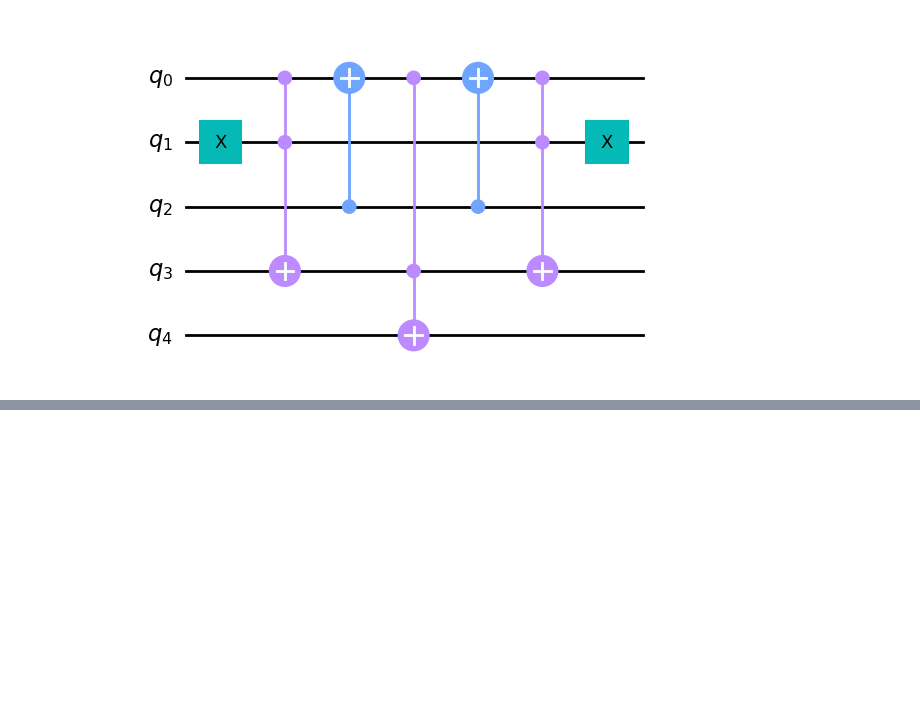
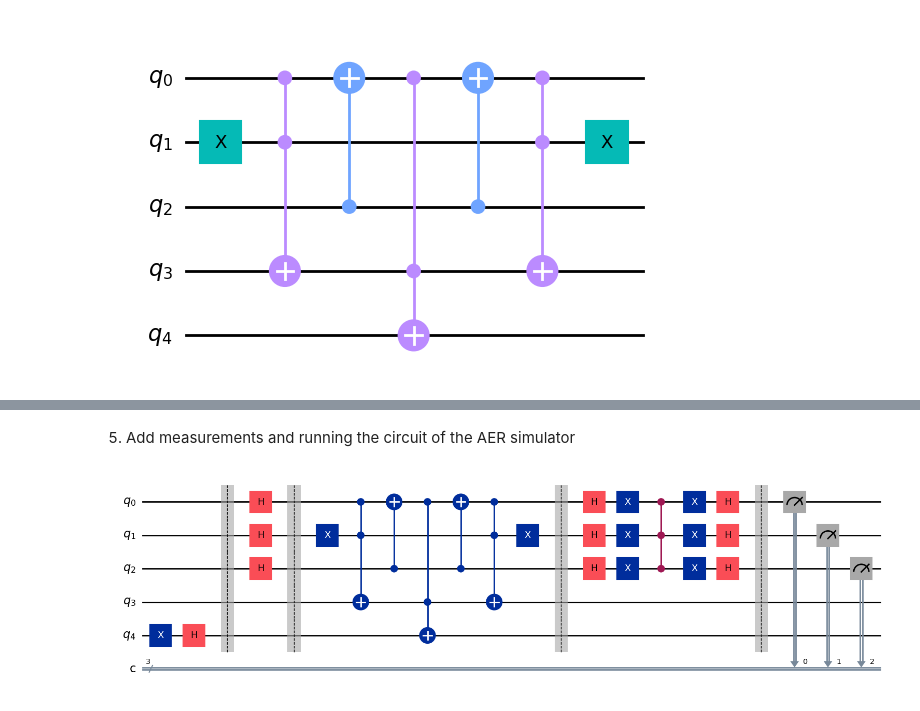
Before and after one commit to TheBarzani/vcgc, a Jupyter notebook: simple_vertex_coloring_grover.ipynb, the cells around one changed output, grey strips where cells are left out. Cells and saved outputs as stored; diff of their text form; code cells hidden in the pictures; blank space fills up the shorter version.

```diff
--- a/simple_vertex_coloring_grover.ipynb
+++ b/simple_vertex_coloring_grover.ipynb
@@ -46,0 +75,10 @@ grover_oracle.draw('mpl',style='clifford')
+# %% [markdown]
+5. Add measurements and running the circuit of the AER simulator
+# %%
+
+# Measure the first 3 qubits
+qc.measure([0, 1, 2], [0, 1, 2])
+qc_decomposed : QuantumCircuit = qc.decompose(gates_to_decompose=["state_prep", "grover_oracle", "grover_diffusion"])
+qc_decomposed.draw('mpl')
+# %% [output]
+[figure, added]
```
Also changed, not shown: parts of 7 cells of this notebook.
